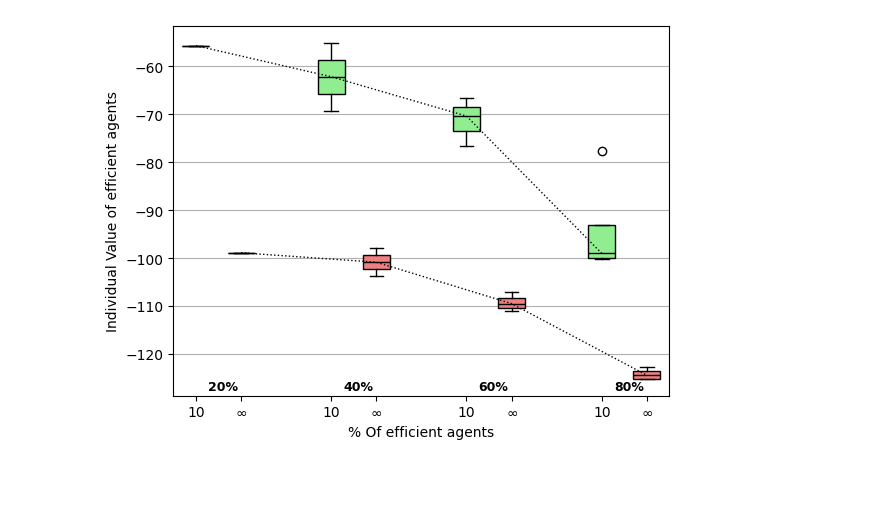
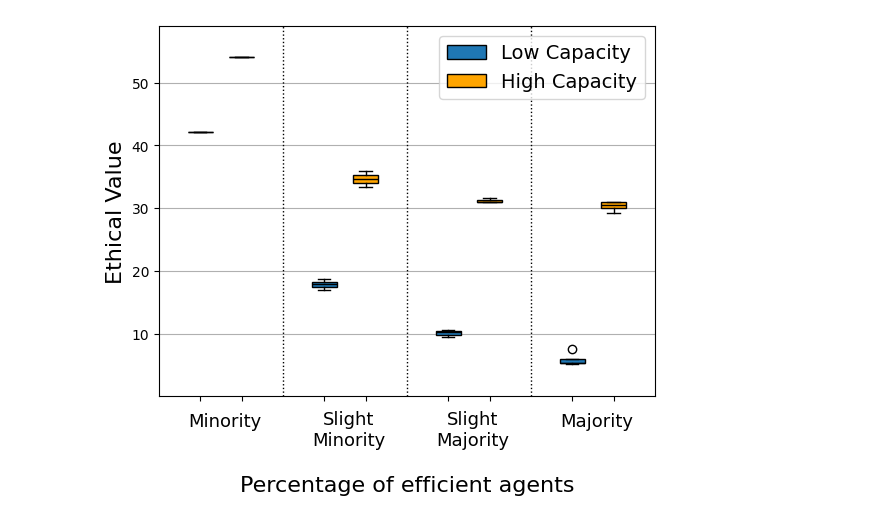
Before and after one commit to maymac00/MAEGG_IPPO, a Jupyter notebook: value_vector_view.ipynb, the cells around one changed output. Cells and saved outputs as stored; diff of their text form; code cells hidden in the pictures; blank space fills up the shorter version.

```diff
--- a/value_vector_view.ipynb
+++ b/value_vector_view.ipynb
@@ -4,69 +4,65 @@ from value_vectors import *
 import matplotlib.pyplot as plt
 
 # DATA EFFICIENT AGENTS
-col = 0
-#data1 = policies[0.2][1][:int(0.2*5), col]
+col = 1
 data2 = policies[0.2][10][:int(0.2*5), col]
 data3 = policies[0.2][1000][:int(0.2*5), col]
-#data4 = policies[0.4][1][:int(0.4*5), col]
 data5 = policies[0.4][10][:int(0.4*5), col]
 data6 = policies[0.4][1000][:int(0.4*5), col]
-#data7 = policies[0.6][1][:int(0.6*5), col]
 data8 = policies[0.6][10][:int(0.6*5), col]
 data9 = policies[0.6][1000][:int(0.6*5), col]
-#data10 = policies[0.8][1][:int(0.8*5), col]
 data11 = policies[0.8][10][:int(0.8*5), col]
 data12 = policies[0.8][1000][:int(0.8*5), col]
 
 fig, ax = plt.subplots()
 
 # Positions of the boxplots
 #positions = [1, 2, 3, 5, 6, 7, 9, 10, 11, 13, 14, 15]
 positions = range(0, 13)
 
 # Plotting the boxplots
-#ax.boxplot(data1, positions=[positions[0]], widths=0.6, patch_artist=True, boxprops=dict(facecolor='lightblue'))
-ax.boxplot(data2, positions=[positions[1]], widths=0.6, patch_artist=True, boxprops=dict(facecolor='lightgreen'), medianprops=dict(color='black'))
-ax.boxplot(data3, positions=[positions[2]], widths=0.6, patch_artist=True, boxprops=dict(facecolor='lightcoral'), medianprops=dict(color='black'))
-#ax.boxplot(data4, positions=[positions[3]], widths=0.6, patch_artist=True, boxprops=dict(facecolor='lightblue'))
-ax.boxplot(data5, positions=[positions[4]], widths=0.6, patch_artist=True, boxprops=dict(facecolor='lightgreen'), medianprops=dict(color='black'))
-ax.boxplot(data6, positions=[positions[5]], widths=0.6, patch_artist=True, boxprops=dict(facecolor='lightcoral'), medianprops=dict(color='black'))
-#ax.boxplot(data7, positions=[positions[6]], widths=0.6, patch_artist=True, boxprops=dict(facecolor='lightblue'))
-ax.boxplot(data8, positions=[positions[7]], widths=0.6, patch_artist=True, boxprops=dict(facecolor='lightgreen'), medianprops=dict(color='black'))
-ax.boxplot(data9, positions=[positions[8]], widths=0.6, patch_artist=True, boxprops=dict(facecolor='lightcoral'), medianprops=dict(color='black'))
-#ax.boxplot(data10, positions=[positions[9]], widths=0.6, patch_artist=True, boxprops=dict(facecolor='lightblue'))
-ax.boxplot(data11, positions=[positions[10]], widths=0.6, patch_artist=True, boxprops=dict(facecolor='lightgreen'), medianprops=dict(color='black'))
-ax.boxplot(data12, positions=[positions[11]], widths=0.6, patch_artist=True, boxprops=dict(facecolor='lightcoral'), medianprops=dict(color='black'))
+box1 = ax.boxplot([data2, data5, data8, data11], positions=[positions[1], positions[4], positions[7], positions[10]], widths=0.6, patch_artist=True, medianprops=dict(color='black'))
+box2 = ax.boxplot([data3, data6, data9, data12], positions=[positions[2], positions[5], positions[8], positions[11]], widths=0.6, patch_artist=True, medianprops=dict(color='black'), boxprops=dict(facecolor='orange'))
+
+plt.ylim(0.1, 59)
+plt.xlim(0, 12)
 
 # Setting the x-axis labels
-#ax.set_xticks([1, 2, 3, 5, 6, 7, 9, 10, 11, 13, 14, 15])
 ax.set_xticks([1,2,4,5,7,8,10,11])
-#ax.set_xticklabels(['1', '10', '$\infty$', '1', '10', '$\infty$', '1', '10', '$\infty$', '1', '10', '$\infty$'])
-ax.set_xticklabels(['10', '$\infty$', '10', '$\infty$', '10', '$\infty$', '10', '$\infty$'])
+#ax.set_xticklabels(['Low', 'High', 'Low', 'High', 'Low', 'High', 'Low', 'High'], fontsize=11)
+ax.set_xticklabels(['', '', '', '', '', '', '', ''], fontsize=11)
 
 # Customizing the major group labels
-group_labels = ['20%', '40%', '60%', '80%']
+group_labels = ['Minority', 'Slight\nMinority', 'Slight\nMajority', 'Majority']
 group_positions = [2, 5, 8, 11]
 
 for label, pos in zip(group_labels, group_positions):
-    ax.text(pos-0.4, ax.get_ylim()[0] + 0.6, label, ha='center', va='bottom', fontsize=9, fontweight='bold')
+    if "\n" in label:
+        ax.text(pos-0.4, ax.get_ylim()[0] - 8.5, label, ha='center', va='bottom', fontsize=13)
+    else:
+        ax.text(pos-0.4, ax.get_ylim()[0] - 5.5, label, ha='center', va='bottom', fontsize=13)
+#ax.text(ax.get_xlim()[0]-0.3, ax.get_ylim()[0]-3.6, "Storage: ", ha='center', va='bottom', fontsize=12)
 
 # Plot light line from boxplot to boxplot by groups.
-vals = [np.median(data2), np.median(data5), np.median(data8), np.median(data11)]
+"""vals = [np.median(data2), np.median(data5), np.median(data8), np.median(data11)]
 plt.plot([1, 4, 7, 10], vals, color='black', linestyle='dotted', linewidth=1)
 vals = [np.median(data3), np.median(data6), np.median(data9), np.median(data12)]
-plt.plot([2, 5, 8, 11], vals, color='black', linestyle='dotted', linewidth=1)
+plt.plot([2, 5, 8, 11], vals, color='black', linestyle='dotted', linewidth=1)"""
 # Adding grid
 ax.yaxis.grid(True)
+# Plot straight line to separate the groups
+plt.plot([positions[3], positions[3]], [ax.get_ylim()[0], ax.get_ylim()[1]], color='black', linestyle='dotted', linewidth=1)
+plt.plot([positions[6], positions[6]], [ax.get_ylim()[0], ax.get_ylim()[1]], color='black', linestyle='dotted', linewidth=1)
+plt.plot([positions[9], positions[9]], [ax.get_ylim()[0], ax.get_ylim()[1]], color='black', linestyle='dotted', linewidth=1)
 
 # Set the title and labels
-ax.set_title('')
-ax.set_xlabel('% Of efficient agents')
-ax.set_ylabel('Ethical Value of efficient agents' if col == 1 else 'Individual Value of efficient agents')
-
+#ax.set_title('Ethical Value of efficient agents', fontsize=22, pad=20)
+ax.set_xlabel('Percentage of efficient agents', labelpad=50, fontsize=16)
+ax.set_ylabel('Ethical Value' if col == 1 else 'Individual Value of efficient agents', fontsize=16)
+plt.legend([box1["boxes"][0], box2["boxes"][0]], ["Low Capacity", "High Capacity"], loc='upper right', fontsize=14)
 plt.show()
 # %% [output]
-[figure, old version]
+[figure, new version]
 # %%
 get_ind = lambda eff, db : policies[eff][db][:int(eff*5), 1]
 get_et = lambda eff, db : policies[eff][db][:int(eff*5), 0]
```
Also changed, not shown: parts of 1 cell of this notebook, 7 other files.
